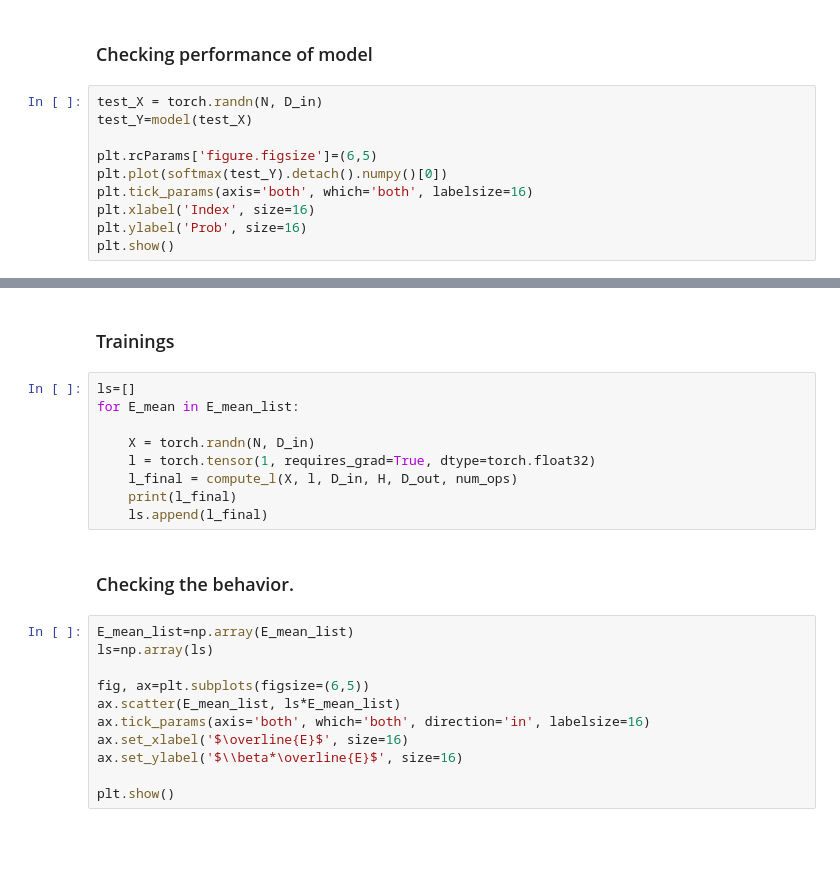
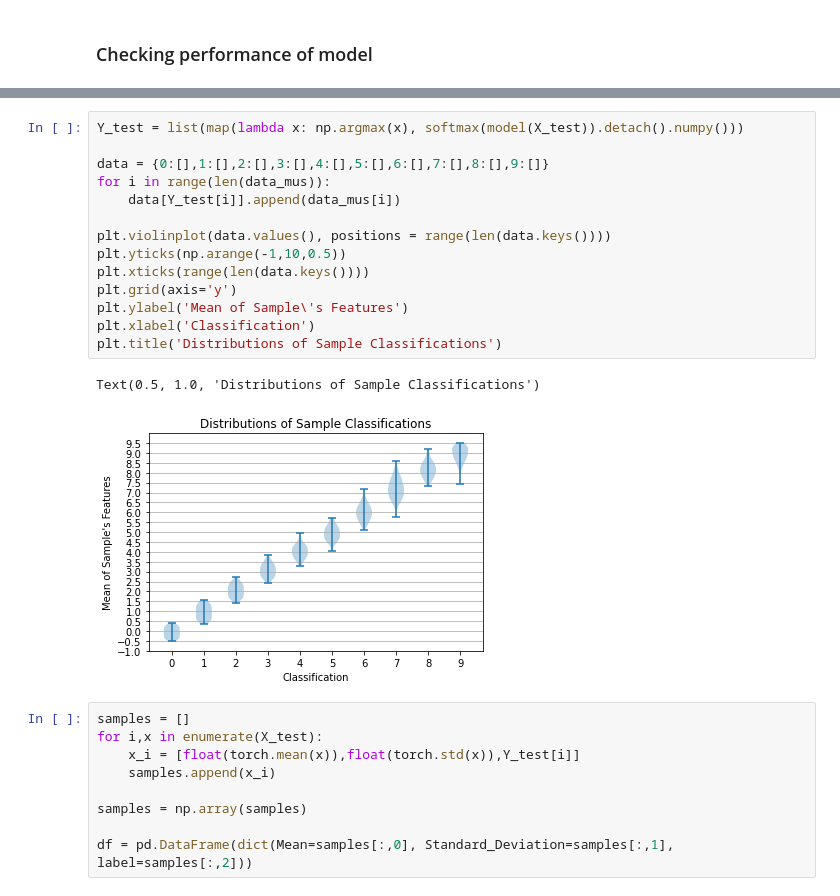
Before and after one commit to tiwarylab/ps-LSTM, a Jupyter notebook: DNN2_Gaussian.ipynb, the cells around one changed output, grey strips where cells are left out. Drawn from its saved outputs; the diff is of its cells as text; blank space fills up the shorter version.

```diff
--- a/DNN2_Gaussian.ipynb
+++ b/DNN2_Gaussian.ipynb
@@ -275,12 +140,2 @@ print(constants['mu'])
 # %% [markdown]
 ### Checking performance of model
-# %%
-test_X = torch.randn(N, D_in)
-test_Y=model(test_X)
-
-plt.rcParams['figure.figsize']=(6,5)
-plt.plot(softmax(test_Y).detach().numpy()[0])
-plt.tick_params(axis='both', which='both', labelsize=16)
-plt.xlabel('Index', size=16)
-plt.ylabel('Prob', size=16)
-plt.show()
@@ -312,24 +142,26 @@ def compute_l(X, l, D_in, H, D_out, num_ops):
-# %% [markdown]
-### Trainings
-# %%
-ls=[]
-for E_mean in E_mean_list:
-
-    X = torch.randn(N, D_in)
-    l = torch.tensor(1, requires_grad=True, dtype=torch.float32)
-    l_final = compute_l(X, l, D_in, H, D_out, num_ops)
-    print(l_final)
-    ls.append(l_final)
-# %% [markdown]
-### Checking the behavior.
-# %%
-E_mean_list=np.array(E_mean_list)
-ls=np.array(ls)
-
-fig, ax=plt.subplots(figsize=(6,5))
-ax.scatter(E_mean_list, ls*E_mean_list)
-ax.tick_params(axis='both', which='both', direction='in', labelsize=16)
-ax.set_xlabel('$\overline{E}$', size=16)
-ax.set_ylabel('$\\beta*\overline{E}$', size=16)
-
-plt.show()
+# %%
+Y_test = list(map(lambda x: np.argmax(x), softmax(model(X_test)).detach().numpy()))
+
+data = {0:[],1:[],2:[],3:[],4:[],5:[],6:[],7:[],8:[],9:[]}
+for i in range(len(data_mus)):
+    data[Y_test[i]].append(data_mus[i])
+
+plt.violinplot(data.values(), positions = range(len(data.keys())))
+plt.yticks(np.arange(-1,10,0.5))
+plt.xticks(range(len(data.keys())))
+plt.grid(axis='y')
+plt.ylabel('Mean of Sample\'s Features')
+plt.xlabel('Classification')
+plt.title('Distributions of Sample Classifications')
+# %% [output]
+Text(0.5, 1.0, 'Distributions of Sample Classifications')
+[figure, added]
+# %%
+samples = []
+for i,x in enumerate(X_test):
+    x_i = [float(torch.mean(x)),float(torch.std(x)),Y_test[i]]
+    samples.append(x_i)
+
+samples = np.array(samples)
+
+df = pd.DataFrame(dict(Mean=samples[:,0], Standard_Deviation=samples[:,1], label=samples[:,2]))
```
Also changed, not shown: parts of 18 cells of this notebook.
